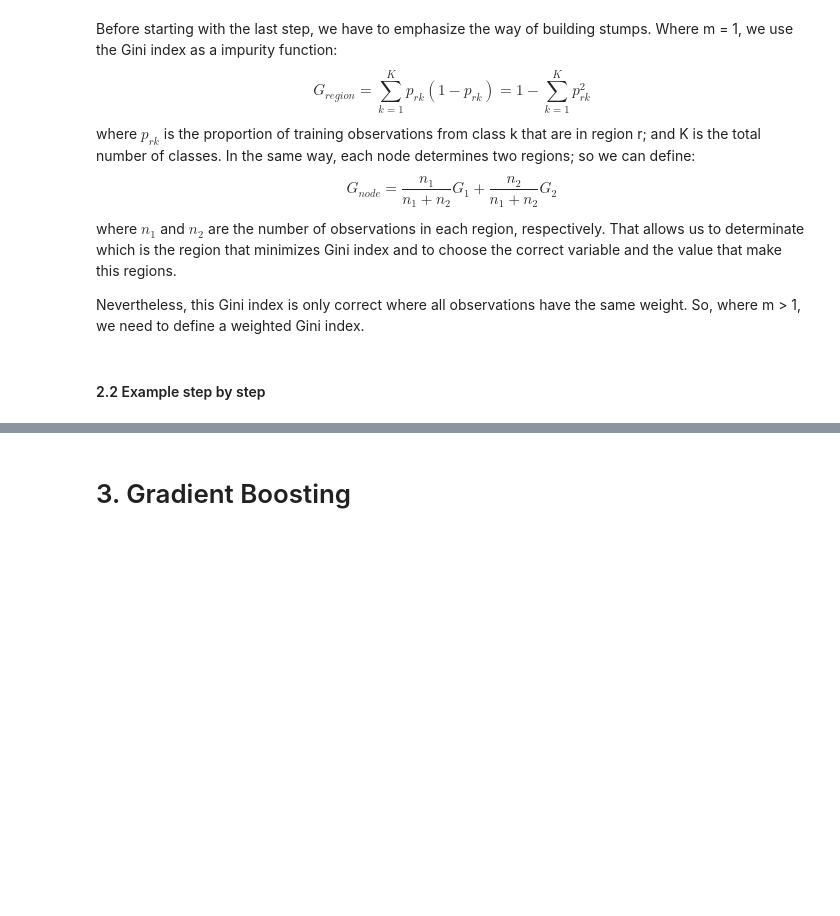
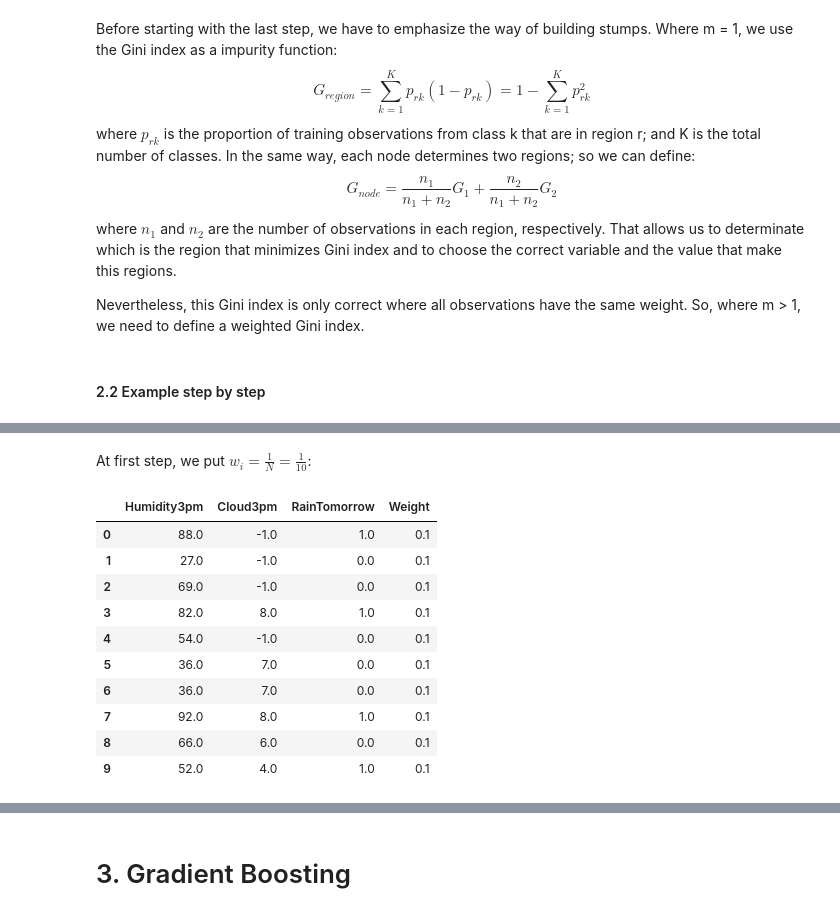
Before and after one commit to GinesMeca/TFG, a Jupyter notebook: notebooks/5. Boosting algorithms (Theory).ipynb, the cells around one changed output, grey strips where cells are left out. Saved outputs shown, nothing was run; the diff lists cells and outputs as text; code cells hidden in the pictures; blank space fills up the shorter version.

```diff
--- a/notebooks/5. Boosting algorithms (Theory).ipynb
+++ b/notebooks/5. Boosting algorithms (Theory).ipynb
@@ -128,0 +136,19 @@ train
+# %% [markdown]
+At first step, we put $w_i = \frac{1}{N} = \frac{1}{10}$:
+# %%
+#We add the weights to our dataframe:
+weights = [1/10 for n in range(0, 10)]
+train['Weight'] = weights
+train
+# %% [output]
+|  | Humidity3pm | Cloud3pm | RainTomorrow | Weight |
+| 0 | 88.0 | -1.0 | 1.0 | 0.1 |
+| 1 | 27.0 | -1.0 | 0.0 | 0.1 |
+| 2 | 69.0 | -1.0 | 0.0 | 0.1 |
+| 3 | 82.0 | 8.0 | 1.0 | 0.1 |
+| 4 | 54.0 | -1.0 | 0.0 | 0.1 |
+| 5 | 36.0 | 7.0 | 0.0 | 0.1 |
+| 6 | 36.0 | 7.0 | 0.0 | 0.1 |
+| 7 | 92.0 | 8.0 | 1.0 | 0.1 |
+| 8 | 66.0 | 6.0 | 0.0 | 0.1 |
+| 9 | 52.0 | 4.0 | 1.0 | 0.1 |
```
Also changed, not shown: parts of 13 cells of this notebook.
